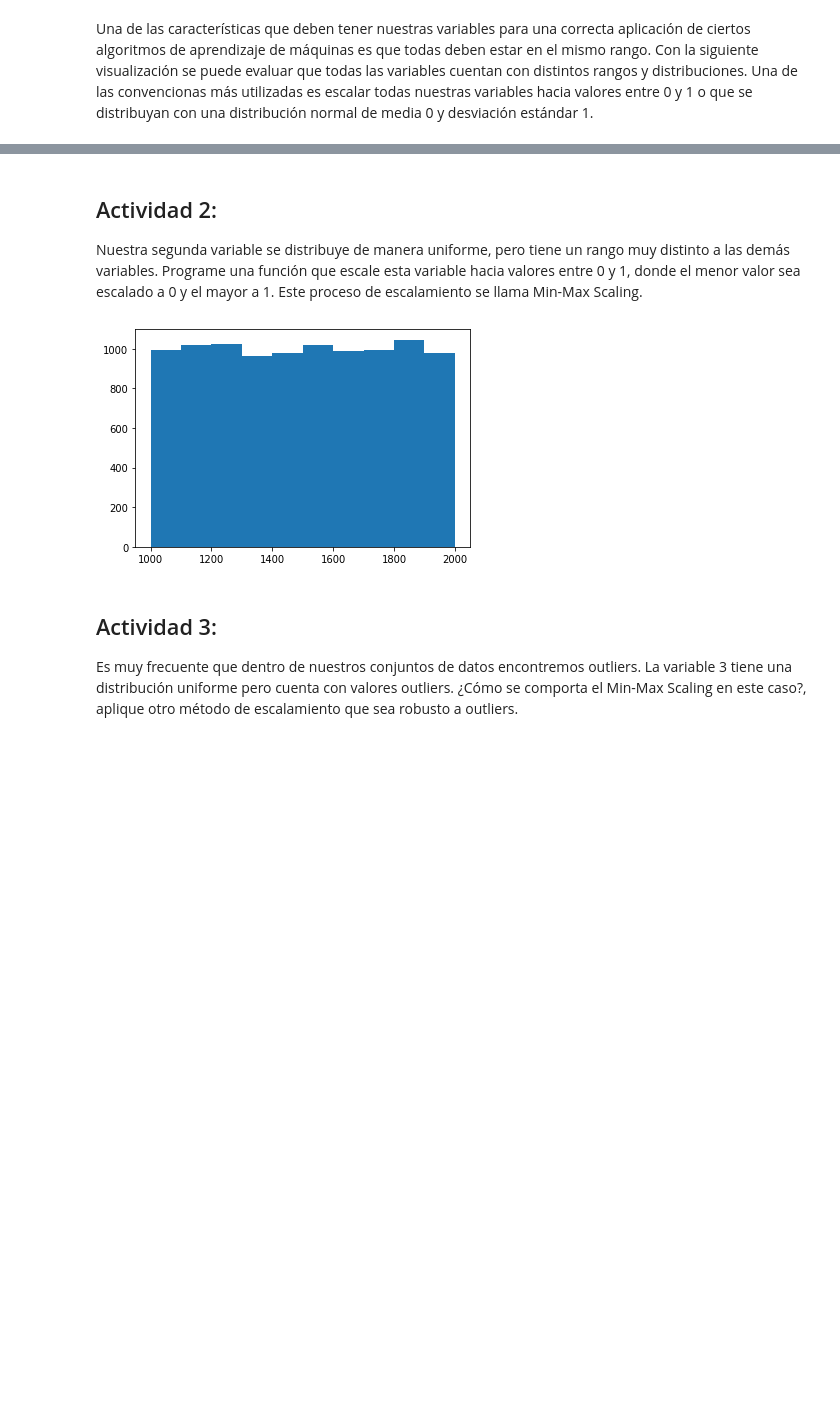
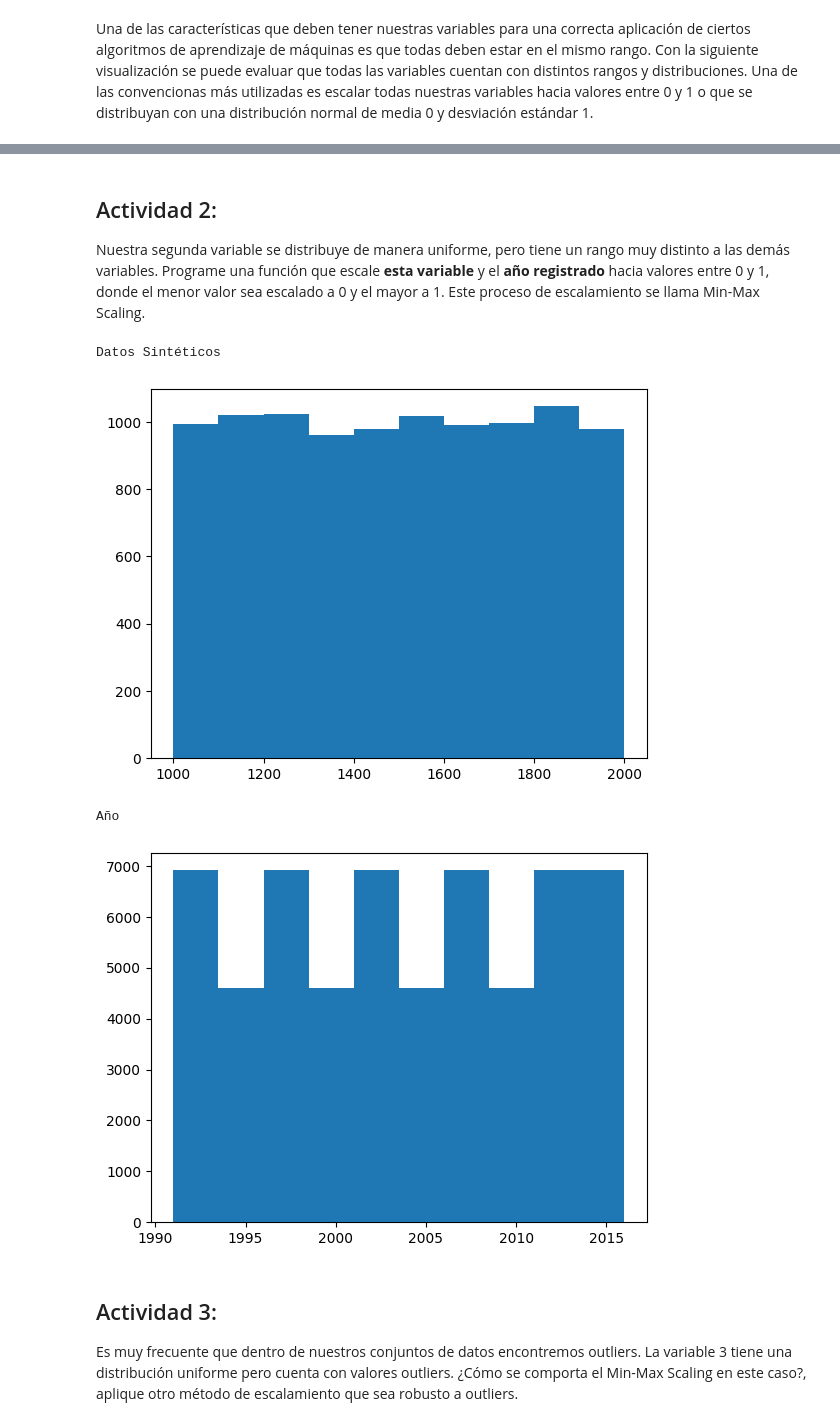
Before and after one commit to CCMunozB/Patrones, a Jupyter notebook: 1-preprocessing.ipynb, the cells around one changed output, grey strips where cells are left out. Drawn from its saved outputs; the diff is of its cells as text; code cells hidden in the pictures; blank space fills up the shorter version.

```diff
--- a/1-preprocessing.ipynb
+++ b/1-preprocessing.ipynb
@@ -78,10 +105,19 @@ def standard_scaler(a, low=0, high=1):
   return a
 # %% [markdown]
 ## Actividad 2:
-Nuestra segunda variable se distribuye de manera uniforme, pero tiene un rango muy distinto a las demás variables. Programe una función que escale esta variable hacia valores entre 0 y 1, donde el menor valor sea escalado a 0 y el mayor a 1. Este proceso de escalamiento se llama Min-Max Scaling.
+Nuestra segunda variable se distribuye de manera uniforme, pero tiene un rango muy distinto a las demás variables. Programe una función que escale **esta variable** y el **año registrado** hacia valores entre 0 y 1, donde el menor valor sea escalado a 0 y el mayor a 1. Este proceso de escalamiento se llama Min-Max Scaling.
-# %%
-plt.hist(x[:,1])
-plt.show()
-# %% [output]
-[figure, removed]
+# %%
+print("Datos Sintéticos \n")
+plt.hist(x[:,1])
+plt.show()
+print()
+
+print("Año \n")
+plt.hist(data["Year"])
+plt.show()
+# %% [output]
+Datos Sintéticos
+[figure, added]
+Año
+[figure, added]
 # %%
```
Also changed, not shown: parts of 22 cells of this notebook, 1 other file.
